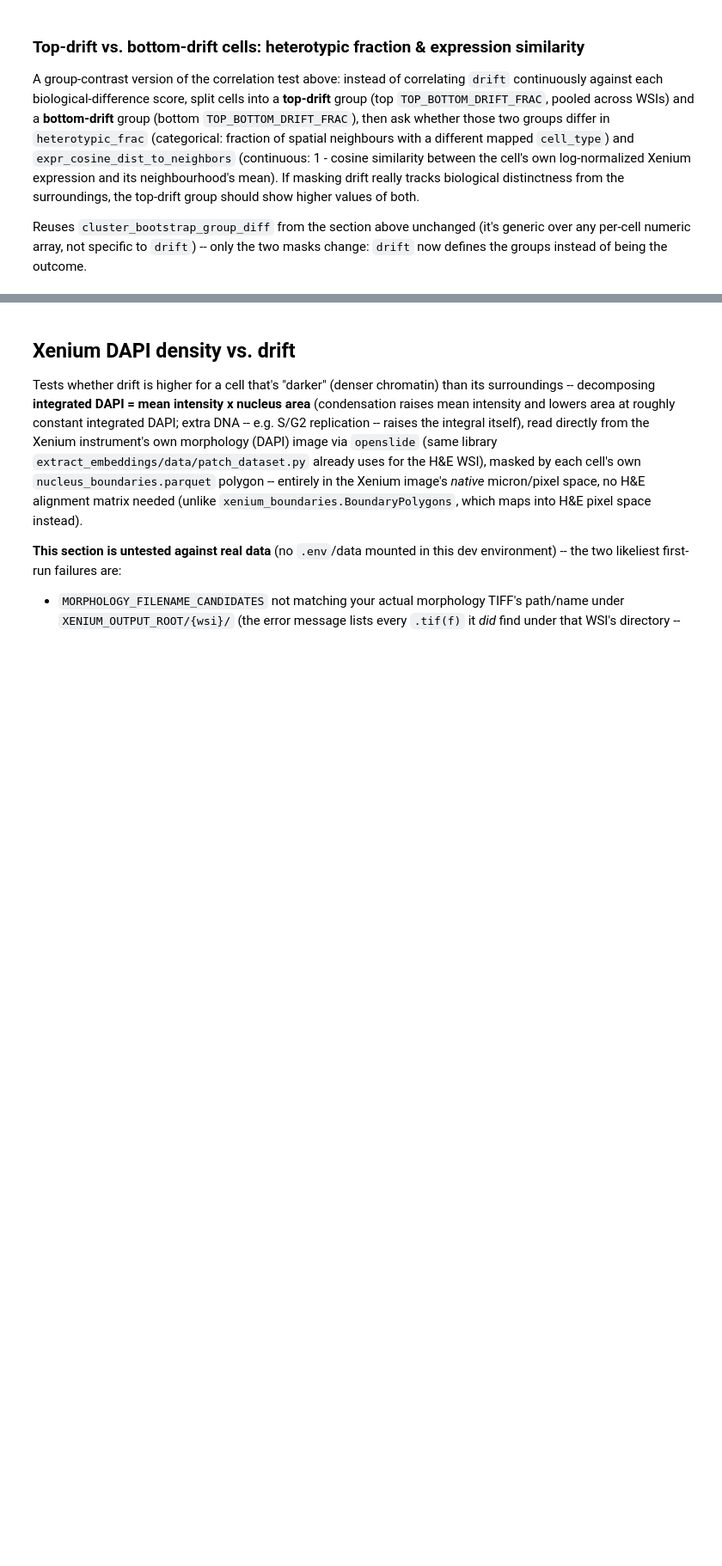
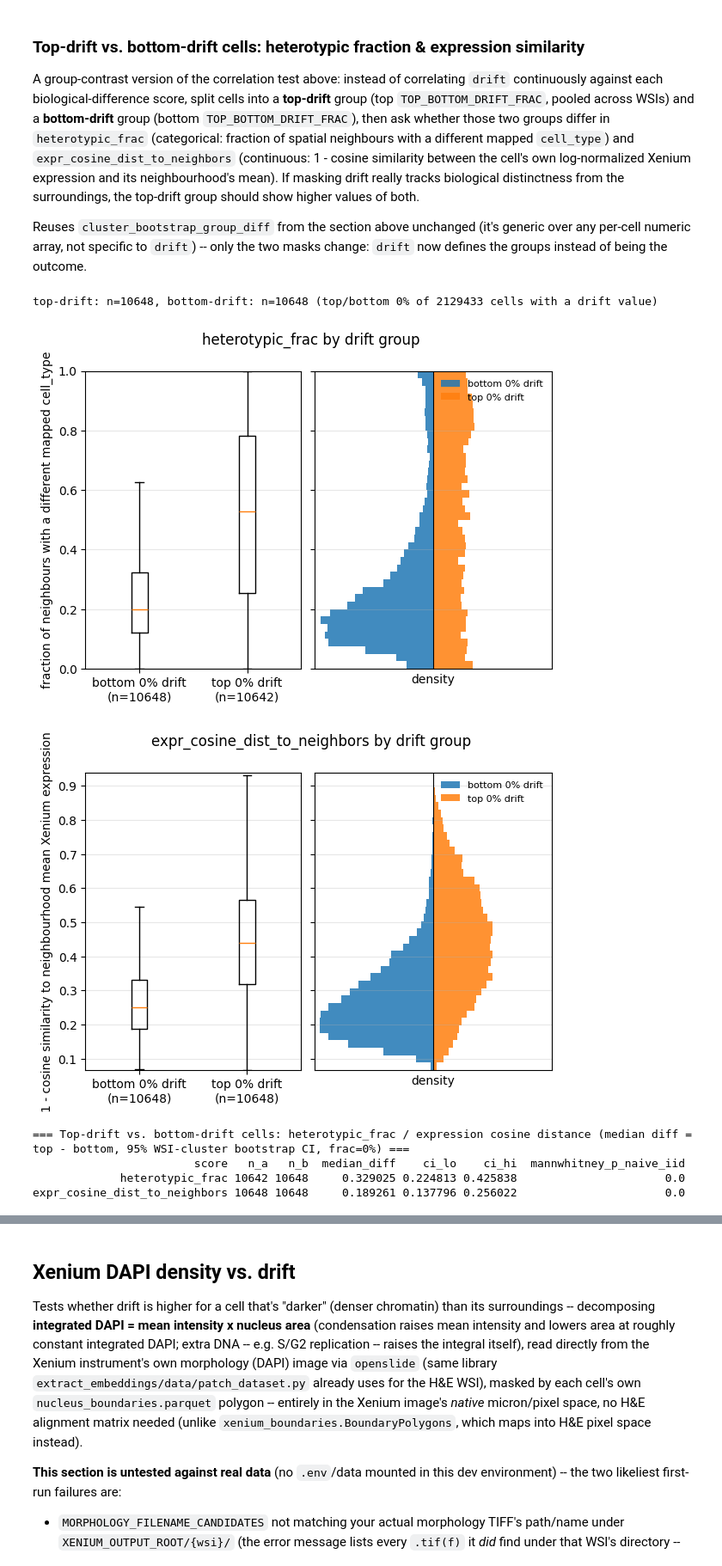
Before and after one commit to Aurelien-Cormoreche/sc-central-tokens-code, a Jupyter notebook: notebooks/analyse_probing_results.ipynb, the cells around one changed output, grey strips where cells are left out. Shown at 86% size. Drawn from its saved outputs; the diff is of its cells as text; code cells hidden in the pictures; blank space fills up the shorter version.

```diff
--- a/notebooks/analyse_probing_results.ipynb
+++ b/notebooks/analyse_probing_results.ipynb
@@ -1193,7 +1193,7 @@ Reuses `cluster_bootstrap_group_diff` from the section above unchanged (it's
 generic over any per-cell numeric array, not specific to `drift`) -- only the two
 masks change: `drift` now defines the groups instead of being the outcome.
 # %%
-TOP_BOTTOM_DRIFT_FRAC = 0.1  # top/bottom 10% of cells by drift (pooled across WSIs)
+TOP_BOTTOM_DRIFT_FRAC = 0.005 # top/bottom 10% of cells by drift (pooled across WSIs)
 
 
 def top_bottom_drift_masks(df: pd.DataFrame, frac: float = TOP_BOTTOM_DRIFT_FRAC) -> tuple[np.ndarray, np.ndarray]:
@@ -1210,44 +1210,90 @@ def top_bottom_drift_masks(df: pd.DataFrame, frac: float = TOP_BOTTOM_DRIFT_FRAC
     return top_mask, bottom_mask
 
 
+def _whisker_limits(arrays, whis: float = 1.5) -> tuple[float, float]:
+    """Combined Tukey whisker range, matching boxplot(showfliers=False)'s visible extent."""
+    los, his = [], []
+    for x in arrays:
+        q1, q3 = np.percentile(x, [25, 75])
+        iqr = q3 - q1
+        los.append(max(x.min(), q1 - whis * iqr))
+        his.append(min(x.max(), q3 + whis * iqr))
+    return float(min(los)), float(max(his))
+
+
 def plot_group_boxplot_by(df: pd.DataFrame, value_col: str, ylabel: str,
-                           mask_a: np.ndarray, mask_b: np.ndarray,
-                           label_a: str, label_b: str, title: str) -> None:
-    """Same as plot_group_boxplot (Plots section above), generalized to an arbitrary
-    value_col instead of always plotting drift -- used here to plot heterotypic_frac /
-    expr_cosine_dist_to_neighbors, with top/bottom drift now defining the groups."""
+                          mask_a: np.ndarray, mask_b: np.ndarray,
+                          label_a: str, label_b: str, title: str,
+                          bins: int = 40) -> None:
+    """Boxplot of `value_col` for the two masks, with back-to-back marginal histograms
+    on the right sharing the y-axis. Histograms use density (not counts) so the two
+    groups stay comparable if their n differs, and are restricted to the whisker range
+    so the y-scale matches the showfliers=False boxes."""
     valid = df[value_col].notna().to_numpy()
-    a = df.loc[valid & mask_a, value_col]
-    b = df.loc[valid & mask_b, value_col]
-    fig, ax = plt.subplots(figsize=(4, 4.5))
-    ax.boxplot([b, a], labels=[f"{label_b} (n={len(b)})", f"{label_a} (n={len(a)})"], showfliers=False)
+    b = df.loc[valid & mask_b, value_col].to_numpy()
+    a = df.loc[valid & mask_a, value_col].to_numpy()
+
+    fig, (ax, ax_h) = plt.subplots(
+        1, 2, figsize=(7, 4.5), sharey=True,
+        gridspec_kw={"width_ratios": [1, 1.1], "wspace": 0.06},
+    )
+
+    ax.boxplot([b, a], labels=[f"{label_b}\n(n={len(b)})", f"{label_a}\n(n={len(a)})"],
+               showfliers=False)
     ax.set_ylabel(ylabel)
-    ax.set_title(title)
     ax.grid(axis="y", alpha=0.3)
+
+    lo, hi = _whisker_limits([b, a])
+    edges = np.linspace(lo, hi, bins + 1)
+    centers = 0.5 * (edges[:-1] + edges[1:])
+    h = np.diff(edges)
+    dens_b, _ = np.histogram(b, bins=edges, density=True)
+    dens_a, _ = np.histogram(a, bins=edges, density=True)
+
+    ax_h.barh(centers, -dens_b, height=h, color="C0", alpha=0.85, label=label_b)
+    ax_h.barh(centers,  dens_a, height=h, color="C1", alpha=0.85, label=label_a)
+    ax_h.axvline(0, color="k", lw=0.8)
+    xmax = max(dens_b.max(), dens_a.max()) * 1.05
+    ax_h.set_xlim(-xmax, xmax)
+    ax_h.set_xticks([])
+    ax_h.set_xlabel("density")
+    ax_h.legend(fontsize=8, frameon=False, loc="upper right")
+    ax_h.grid(axis="y", alpha=0.3)
+
+    ax.set_ylim(lo, hi)
+    fig.suptitle(title)
     fig.tight_layout()
     plt.show()
 
 
 top_drift_mask, bottom_drift_mask = top_bottom_drift_masks(analysis_df, TOP_BOTTOM_DRIFT_FRAC)
 print(f"top-drift: n={int(top_drift_mask.sum())}, bottom-drift: n={int(bottom_drift_mask.sum())} "
       f"(top/bottom {TOP_BOTTOM_DRIFT_FRAC:.0%} of {int(np.isfinite(analysis_df['drift']).sum())} cells with a drift value)")
 
 TOP_BOTTOM_OUTCOME_SCORES = {
     "heterotypic_frac": "fraction of neighbours with a different mapped cell_type",
     "expr_cosine_dist_to_neighbors": "1 - cosine similarity to neighbourhood mean Xenium expression",
 }
 
 top_bottom_rows = []
 for value_col, ylabel in TOP_BOTTOM_OUTCOME_SCORES.items():
     result = cluster_bootstrap_group_diff(
         analysis_df[value_col].to_numpy(), top_drift_mask, bottom_drift_mask, analysis_df["wsi_name"].to_numpy(),
     )
     top_bottom_rows.append({"score": value_col, "description": ylabel, **result})
     plot_group_boxplot_by(analysis_df, value_col, ylabel, top_drift_mask, bottom_drift_mask,
                            f"top {TOP_BOTTOM_DRIFT_FRAC:.0%} drift", f"bottom {TOP_BOTTOM_DRIFT_FRAC:.0%} drift",
                            f"{value_col} by drift group")
 
 top_bottom_df = pd.DataFrame(top_bottom_rows)
 print("\n=== Top-drift vs. bottom-drift cells: heterotypic_frac / expression cosine distance "
       f"(median diff = top - bottom, 95% WSI-cluster bootstrap CI, frac={TOP_BOTTOM_DRIFT_FRAC:.0%}) ===")
 print(top_bottom_df.drop(columns="description").to_string(index=False))
+# %% [output]
+top-drift: n=10648, bottom-drift: n=10648 (top/bottom 0% of 2129433 cells with a drift value)
+[figure, added]
+[figure, added]
+=== Top-drift vs. bottom-drift cells: heterotypic_frac / expression cosine distance (median diff = top - bottom, 95% WSI-cluster bootstrap CI, frac=0%) ===
+                        score   n_a   n_b  median_diff    ci_lo    ci_hi  mannwhitney_p_naive_iid
+             heterotypic_frac 10642 10648     0.329025 0.224813 0.425838                      0.0
+expr_cosine_dist_to_neighbors 10648 10648     0.189261 0.137796 0.256022                      0.0
```
Also changed, not shown: parts of 1 cell of this notebook, 1 other file.
